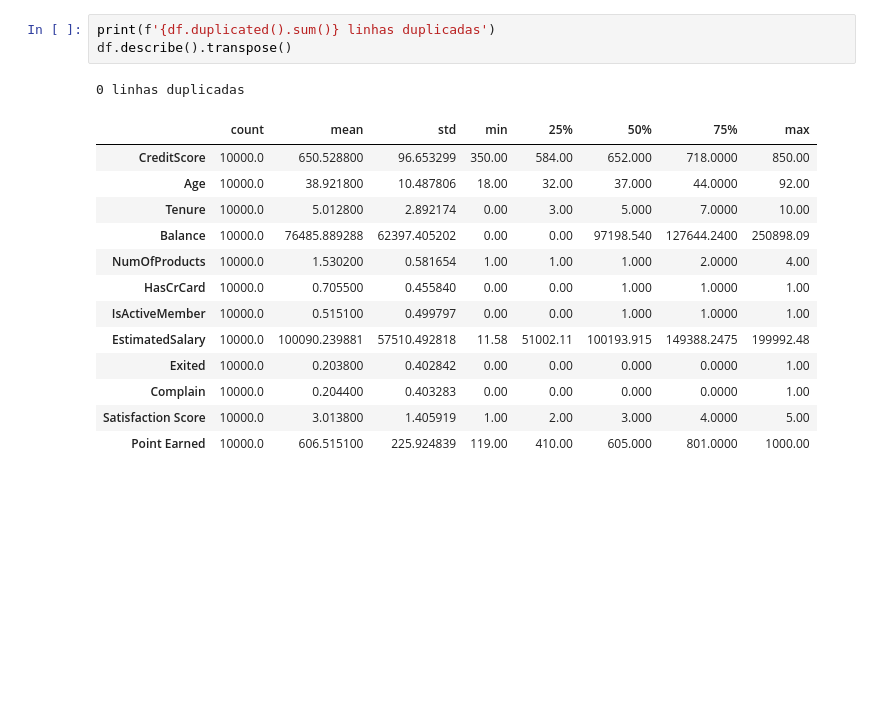
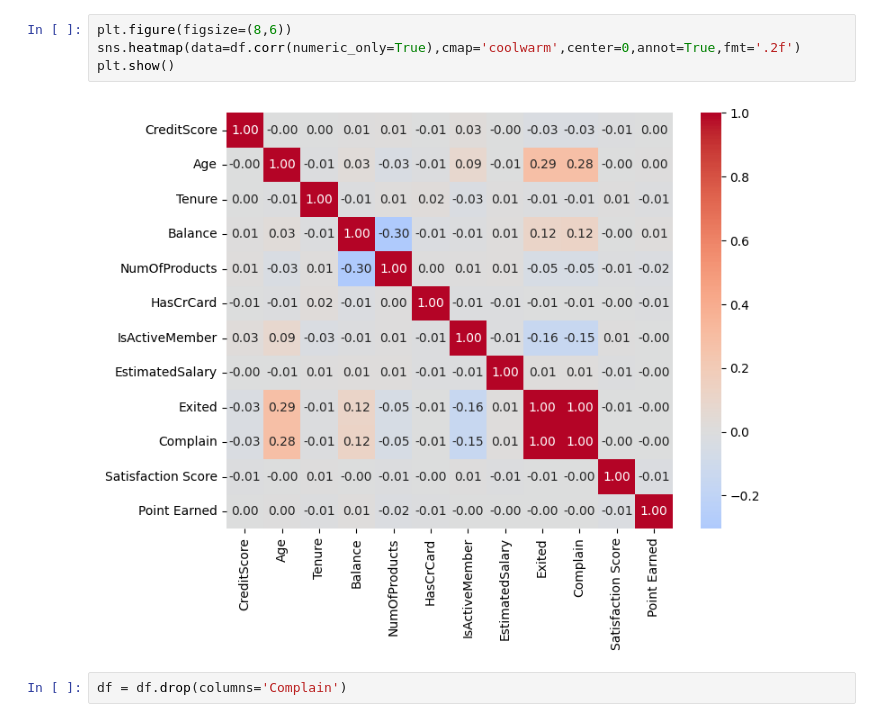
Before and after one commit to OsanaThiago/EDA-Churn-Predict, a Jupyter notebook: notebooks/eda.ipynb, the cells around one changed output. Cells and saved outputs as stored; diff of their text form; blank space fills up the shorter version.

```diff
--- a/notebooks/eda.ipynb
+++ b/notebooks/eda.ipynb
@@ -31,21 +64,11 @@ memory usage: 1.1+ MB
+# %%
+plt.figure(figsize=(8,6))
+sns.heatmap(data=df.corr(numeric_only=True),cmap='coolwarm',center=0,annot=True,fmt='.2f')
+plt.show()
+# %% [output]
+[figure, added]
 # %%
-print(f'{df.duplicated().sum()} linhas duplicadas')
-df.describe().transpose()
+df = df.drop(columns='Complain')
-# %% [output]
-0 linhas duplicadas
-|  | count | mean | std | min | 25% | 50% | 75% | max |
-| CreditScore | 10000.0 | 650.528800 | 96.653299 | 350.00 | 584.00 | 652.000 | 718.0000 | 850.00 |
-| Age | 10000.0 | 38.921800 | 10.487806 | 18.00 | 32.00 | 37.000 | 44.0000 | 92.00 |
-| Tenure | 10000.0 | 5.012800 | 2.892174 | 0.00 | 3.00 | 5.000 | 7.0000 | 10.00 |
-| Balance | 10000.0 | 76485.889288 | 62397.405202 | 0.00 | 0.00 | 97198.540 | 127644.2400 | 250898.09 |
-| NumOfProducts | 10000.0 | 1.530200 | 0.581654 | 1.00 | 1.00 | 1.000 | 2.0000 | 4.00 |
-| HasCrCard | 10000.0 | 0.705500 | 0.455840 | 0.00 | 0.00 | 1.000 | 1.0000 | 1.00 |
-| IsActiveMember | 10000.0 | 0.515100 | 0.499797 | 0.00 | 0.00 | 1.000 | 1.0000 | 1.00 |
-| EstimatedSalary | 10000.0 | 100090.239881 | 57510.492818 | 11.58 | 51002.11 | 100193.915 | 149388.2475 | 199992.48 |
-| Exited | 10000.0 | 0.203800 | 0.402842 | 0.00 | 0.00 | 0.000 | 0.0000 | 1.00 |
-| Complain | 10000.0 | 0.204400 | 0.403283 | 0.00 | 0.00 | 0.000 | 0.0000 | 1.00 |
-| Satisfaction Score | 10000.0 | 3.013800 | 1.405919 | 1.00 | 2.00 | 3.000 | 4.0000 | 5.00 |
-| Point Earned | 10000.0 | 606.515100 | 225.924839 | 119.00 | 410.00 | 605.000 | 801.0000 | 1000.00 |
 # %%
 varbox = ['CreditScore','NumOfProducts', 'Age', 'Balance', 'EstimatedSalary', 'Point Earned','Tenure']
 
```
Also changed, not shown: parts of 9 cells of this notebook, 6 other files.
